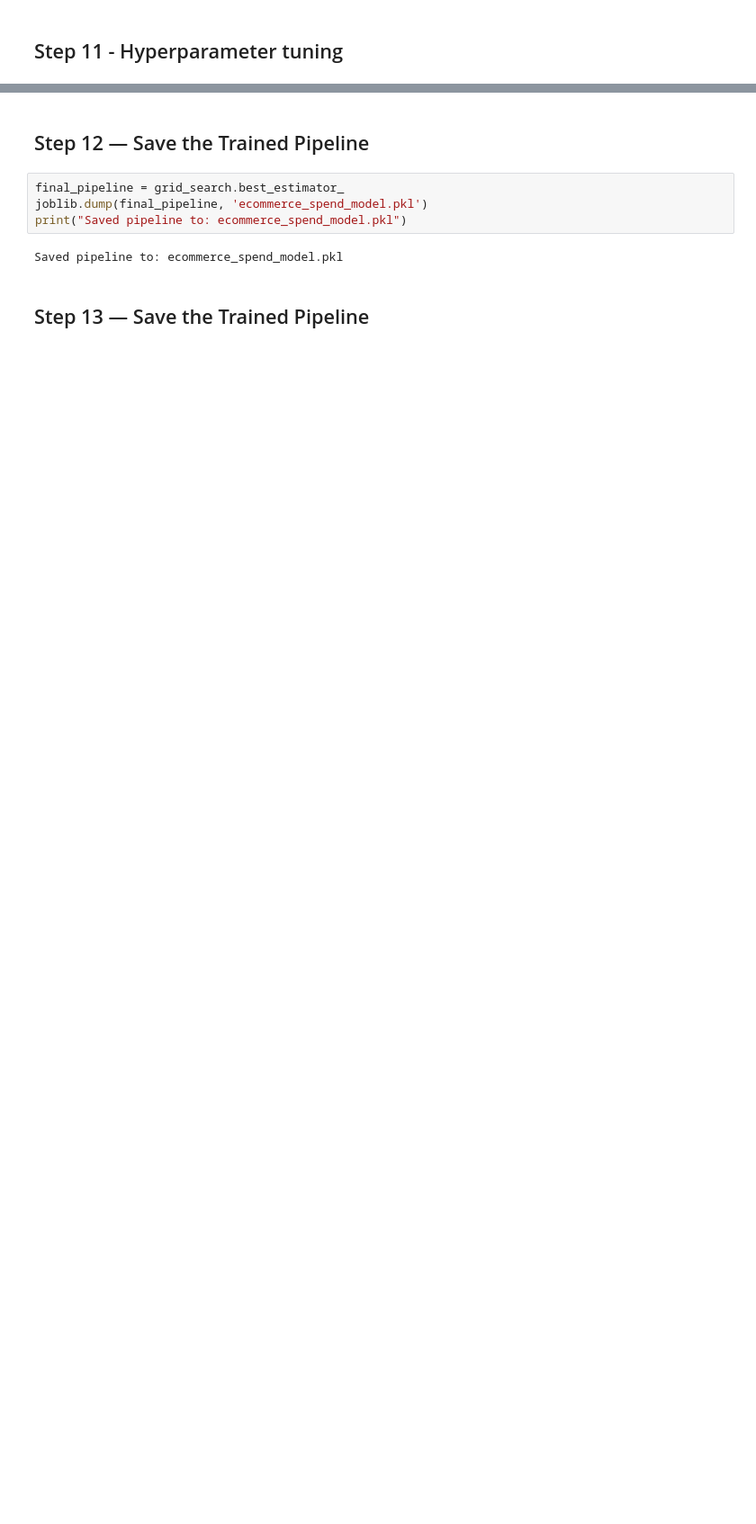
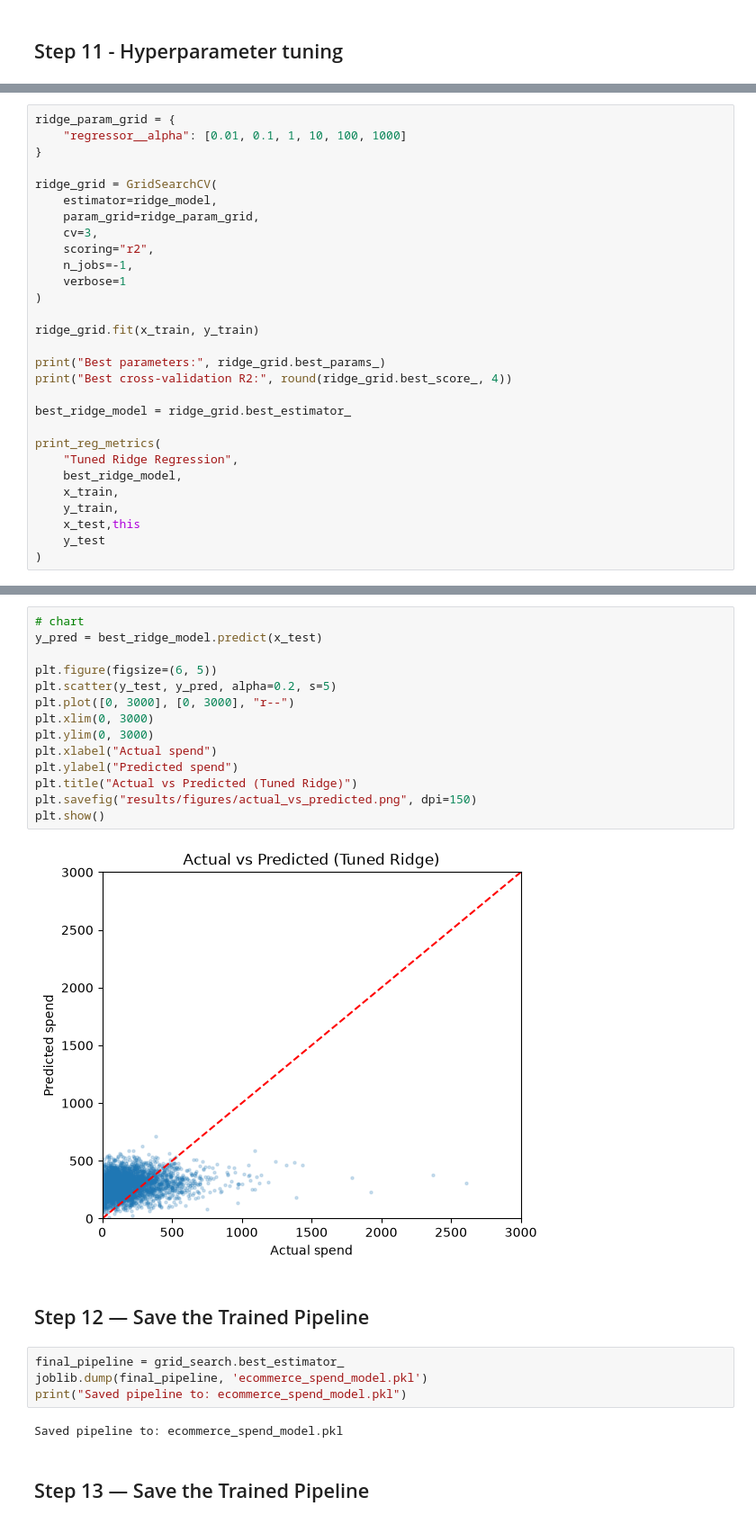
Before and after one commit to Fali40/CDS4003_Project, a Jupyter notebook: Code.ipynb, the cells around one changed output, grey strips where cells are left out. Shown at 90% size. Drawn from its saved outputs; the diff is of its cells as text; blank space fills up the shorter version.

Commit message:
Update model selection and tuning sections

```diff
--- a/Code.ipynb
+++ b/Code.ipynb
@@ -527,0 +538,29 @@ Test  -> MAE: 273.23 | RMSE: 1355.78 | R2: -0.0250
+# %%
+ridge_param_grid = {
+    "regressor__alpha": [0.01, 0.1, 1, 10, 100, 1000]
+}
+
+ridge_grid = GridSearchCV(
+    estimator=ridge_model,
+    param_grid=ridge_param_grid,
+    cv=3,
+    scoring="r2",
+    n_jobs=-1,
+    verbose=1
+)
+
+ridge_grid.fit(x_train, y_train)
+
+print("Best parameters:", ridge_grid.best_params_)
+print("Best cross-validation R2:", round(ridge_grid.best_score_, 4))
+
+best_ridge_model = ridge_grid.best_estimator_
+
+print_reg_metrics(
+    "Tuned Ridge Regression",
+    best_ridge_model,
+    x_train,
+    y_train,
+    x_test,this
+    y_test
+)
@@ -528,3 +574,19 @@ Test  -> MAE: 273.23 | RMSE: 1355.78 | R2: -0.0250
+# %%
+# chart
+y_pred = best_ridge_model.predict(x_test)
+
+plt.figure(figsize=(6, 5))
+plt.scatter(y_test, y_pred, alpha=0.2, s=5)
+plt.plot([0, 3000], [0, 3000], "r--")
+plt.xlim(0, 3000)
+plt.ylim(0, 3000)
+plt.xlabel("Actual spend")
+plt.ylabel("Predicted spend")
+plt.title("Actual vs Predicted (Tuned Ridge)")
+plt.savefig("results/figures/actual_vs_predicted.png", dpi=150)
+plt.show()
+# %% [output]
+[figure, added]
 # %% [markdown]
 ## Step 12 — Save the Trained Pipeline
 # %%
```
Also changed, not shown: parts of 6 cells of this notebook, 2 other files.
